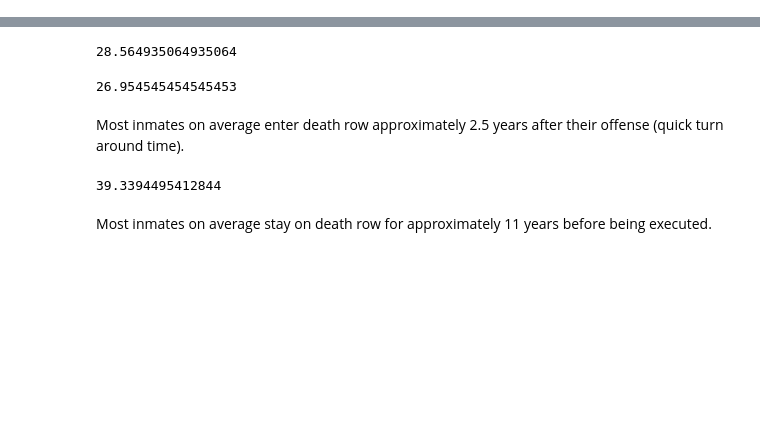
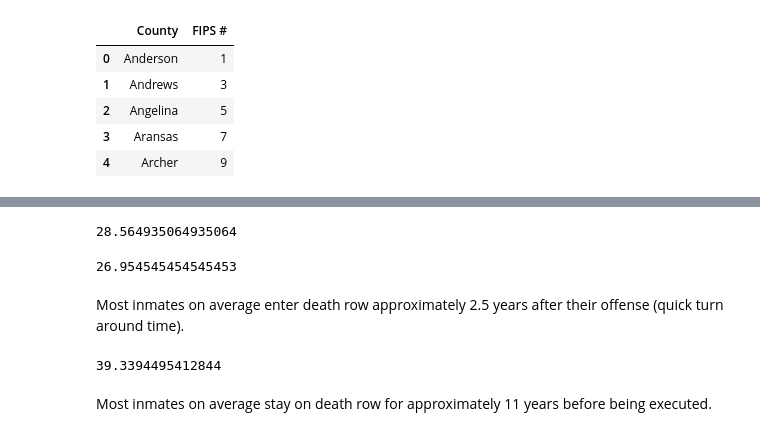
Before and after one commit to allanmc0913/Executions-and-Poverty-in-Texas, a Jupyter notebook: Executed Inmates Data Analysis.ipynb, the cells around one changed output, grey strips where cells are left out. Cells and saved outputs as stored; diff of their text form; code cells hidden in the pictures; blank space fills up the shorter version.

```diff
--- a/Executed Inmates Data Analysis.ipynb
+++ b/Executed Inmates Data Analysis.ipynb
@@ -25,0 +40,9 @@ df_inmates.head()
+# %%
+county_codes.head()
+# %% [output]
+|  | County | FIPS # |
+| 0 | Anderson | 1 |
+| 1 | Andrews | 3 |
+| 2 | Angelina | 5 |
+| 3 | Aransas | 7 |
+| 4 | Archer | 9 |
```
Also changed, not shown: parts of 18 cells of this notebook, 3 other files.
